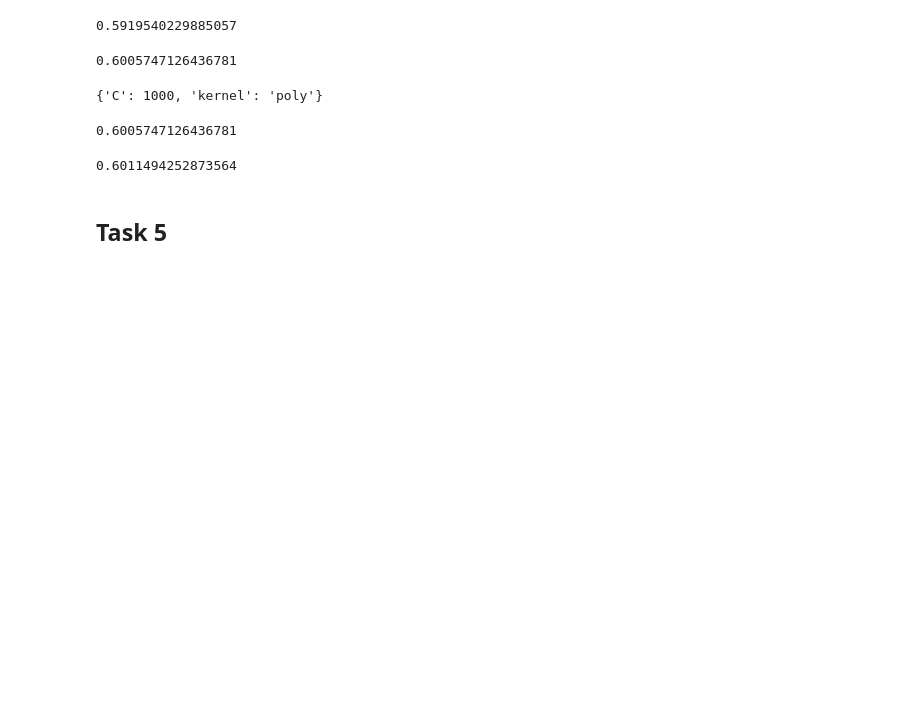
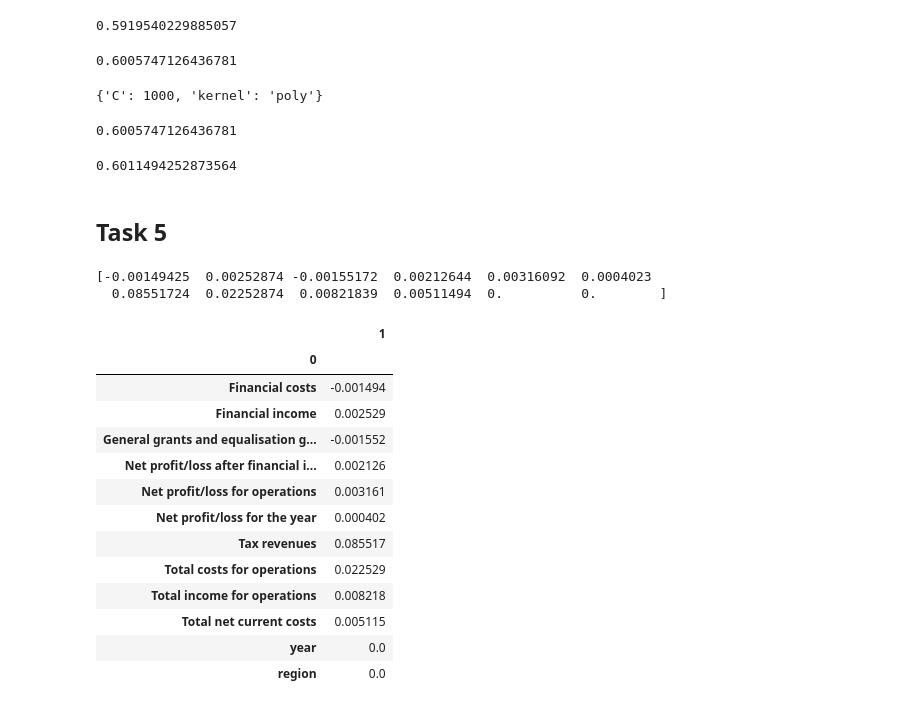
Before and after one commit to Keno-git/DS_assigment1, a Jupyter notebook: Assigment_1/Assigment_1.ipynb, the cells around one changed output. Saved outputs shown, nothing was run; the diff lists cells and outputs as text; code cells hidden in the pictures; blank space fills up the shorter version.

```diff
--- a/Assigment_1/Assigment_1.ipynb
+++ b/Assigment_1/Assigment_1.ipynb
@@ -414,0 +417,21 @@ scores.mean()
+# %%
+pi = permutation_importance(model, X_test, y_test, n_repeats=50, random_state=123123)
+print(pi["importances_mean"])
+pd.DataFrame([X_clf.columns, pi["importances_mean"]]).T.set_index(0)
+# %% [output]
+[-0.00149425  0.00252874 -0.00155172  0.00212644  0.00316092  0.0004023
+  0.08551724  0.02252874  0.00821839  0.00511494  0.          0.        ]
+|  | 1 |
+| 0 |  |
+| Financial costs | -0.001494 |
+| Financial income | 0.002529 |
+| General grants and equalisation g... | -0.001552 |
+| Net profit/loss after financial i... | 0.002126 |
+| Net profit/loss for operations | 0.003161 |
+| Net profit/loss for the year | 0.000402 |
+| Tax revenues | 0.085517 |
+| Total costs for operations | 0.022529 |
+| Total income for operations | 0.008218 |
+| Total net current costs | 0.005115 |
+| year | 0.0 |
+| region | 0.0 |
```
Also changed, not shown: parts of 1 cell of this notebook.
